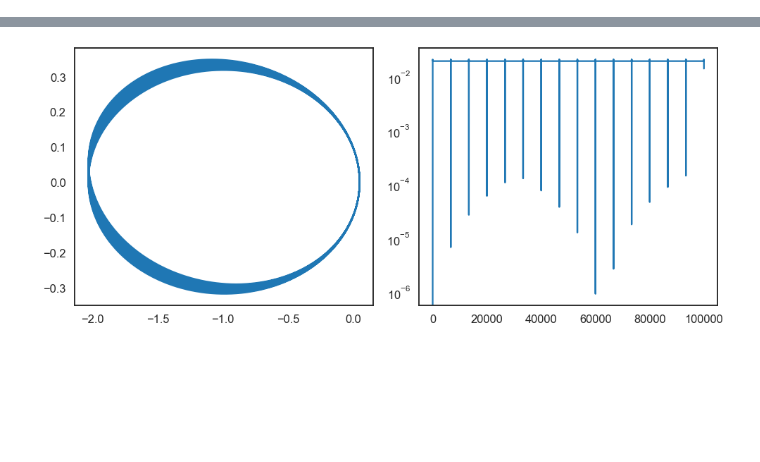
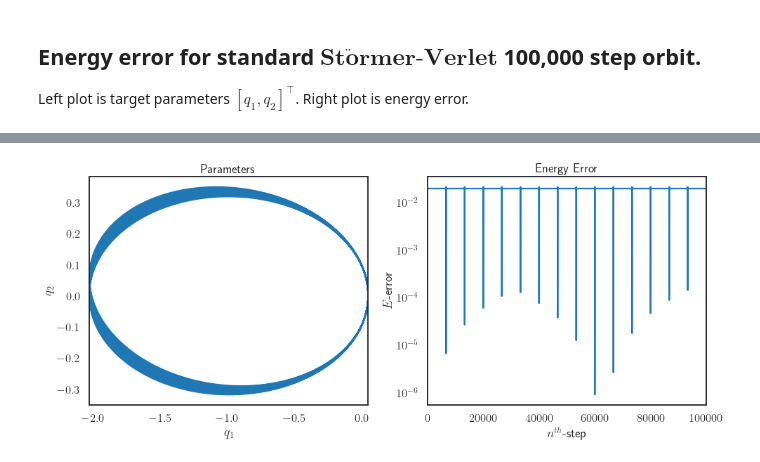
Before and after one commit to BrianWhiteaker/HMC, a Jupyter notebook: adap_HMC_2dGauss.ipynb, the cells around one changed output, grey strips where cells are left out. Drawn from its saved outputs; the diff is of its cells as text; code cells hidden in the pictures; blank space fills up the shorter version.

Commit message:
added some axes labels and titles for energy subplots

```diff
--- a/adap_HMC_2dGauss.ipynb
+++ b/adap_HMC_2dGauss.ipynb
@@ -3,8 +3,22 @@ import numpy as np
 from scipy.stats import norm, expon, uniform
 import matplotlib.pyplot as plt
 import seaborn as sns
+import time
 
 %matplotlib inline
+
+# Plotting parameters
+fontsize = 24
+plt.rcParams["font.family"] = "Times New Roman"
+plt.rcParams["text.usetex"] = True
+plt.rcParams["axes.xmargin"] = 0
+plt.rcParams["axes.titlesize"] = fontsize
+plt.rcParams["axes.labelsize"] = fontsize
+plt.rcParams["xtick.labelsize"] = fontsize
+plt.rcParams["ytick.labelsize"] = fontsize
+plt.rcParams["axes.labelsize"] = fontsize
+plt.rcParams["font.weight"] = "heavy"
+plt.rcParams["axes.labelweight"] = "heavy"
 
 sns.set_style('white')
 sns.set_context('talk')
@@ -170,6 +186,10 @@ def energy(Q, P, H):
     for q, p in zip(Q,P):
         hamiltonian.append(H(q,p))
     return hamiltonian
+# %% [markdown]
+## Energy error for standard $\textbf{St}\mathbf{\ddot{o}}\textbf{rmer-Verlet}$ 100,000 step orbit.
+Left plot is target parameters $[q_1,q_2]^{\top}$.
+Right plot is energy error.
 # %%
 %%time
 n = 100000
@@ -180,7 +200,13 @@ Q, P = stormer_verlet(q0, p0, h, n, dU, dK)
 energy_error = np.abs(energy(Q, P, H) - H(q0,p0))
 fig, axs = plt.subplots(1,2, figsize = (14,6))
 axs[0].plot(Q[:,0], Q[:,1])
+axs[0].set_xlabel('$q_1$')
+axs[0].set_ylabel('$q_2$')
+axs[0].title.set_text('Parameters')
 axs[1].plot(np.arange(n+1),energy_error)
 axs[1].set_yscale("log")
+axs[1].title.set_text('Energy Error')
+axs[1].set_xlabel('$n^{th}$-step')
+axs[1].set_ylabel('$E$-error')
 plt.tight_layout()
 # %% [output]
@@ -189,4 +215,4 @@ Wall time: 3min 23s
-[figure, old version]
+[figure, new version]
 # %%
 def adap_stormer_verlet(q, p ,h ,n , dU, dK, G):
     max_time = h * n
```
Also changed, not shown: parts of 15 cells of this notebook.
